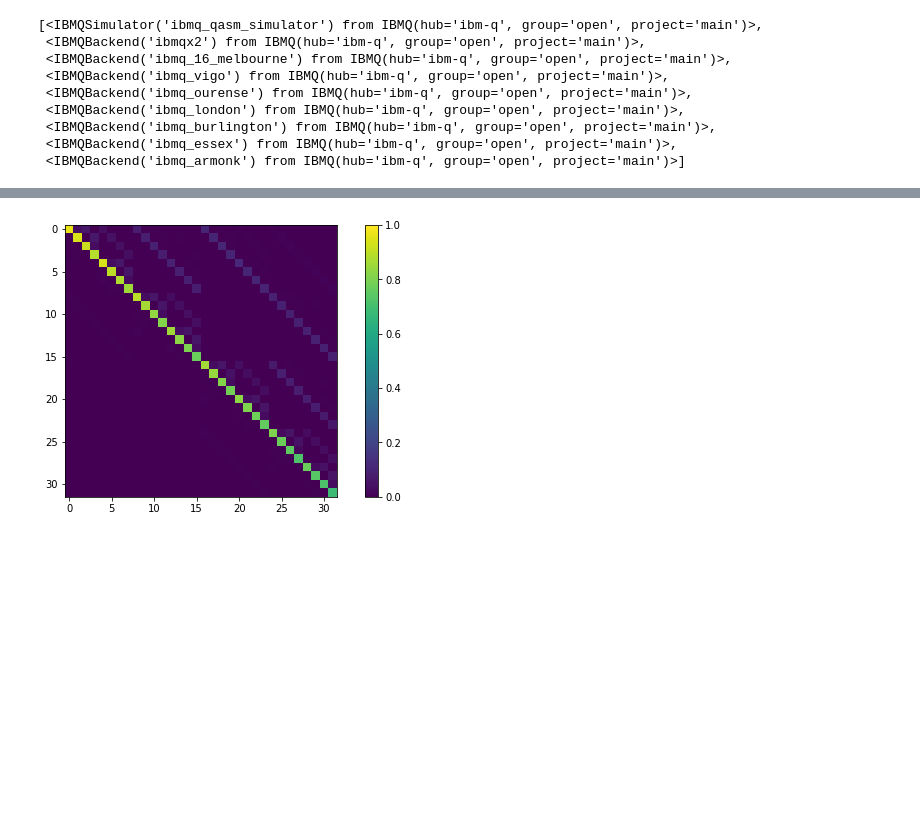
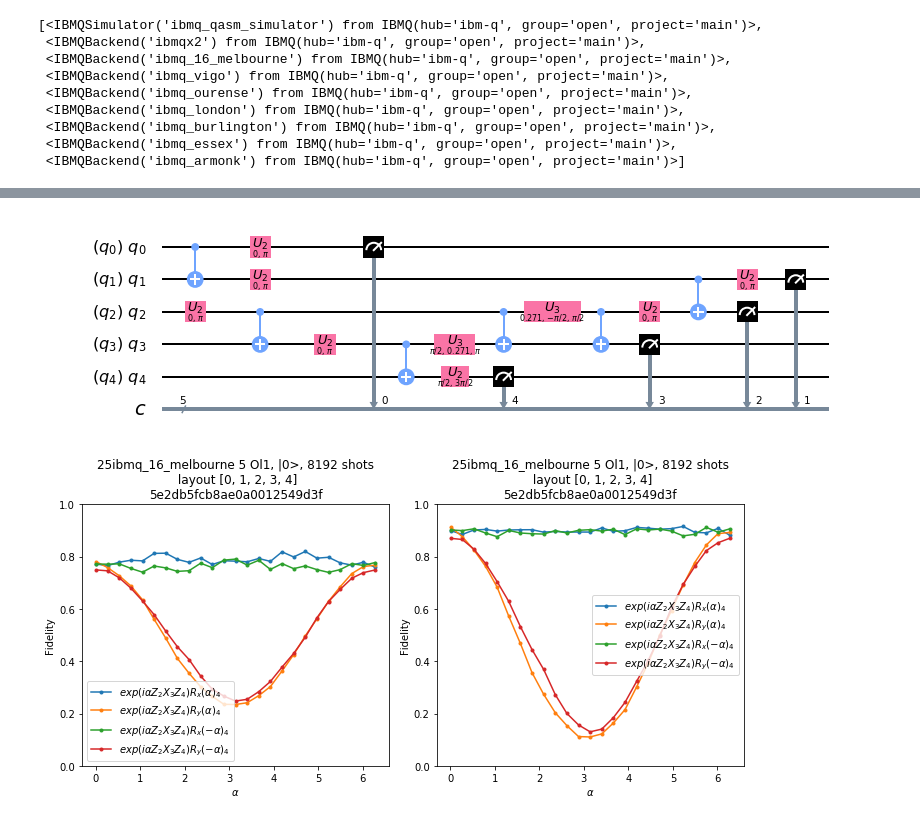
Before and after one commit to rafaelha/mbqc_wire, a Jupyter notebook: spt5_measurement_mitigation.ipynb, the cells around one changed output, grey strips where cells are left out. Drawn from its saved outputs; the diff is of its cells as text; code cells hidden in the pictures; blank space fills up the shorter version.

Commit message:
high quality figures generated

```diff
--- a/spt5_measurement_mitigation.ipynb
+++ b/spt5_measurement_mitigation.ipynb
@@ -69,4 +74,21 @@ provider.backends()
  <IBMQBackend('ibmq_burlington') from IBMQ(hub='ibm-q', group='open', project='main')>,
  <IBMQBackend('ibmq_essex') from IBMQ(hub='ibm-q', group='open', project='main')>,
  <IBMQBackend('ibmq_armonk') from IBMQ(hub='ibm-q', group='open', project='main')>]
+# %%
+# the range of parameters (alpha) to consider
+alphas = np.linspace(0.01,2*np.pi-0.01,25)
+
+# two different sets of data, one for symmetry preserving perturbtions and one for symmetry breaing perturbation
+sets=[0,1,2,3]
+n_sets = len(sets)
+state = ['|0>','|1>','|+>','|->','|y+>','|y->']
+symstring = ["","","",""]
+
+nshots = 8192
+qc='ibmq_16_melbourne'
+#qc='ibmqx2'
+#qc = 'ibmq_qasm_simulator'
+sim_backend = provider.get_backend(qc)
+olevel=1
+initial_layout=[0,1,2,3,4]
 # %%
@@ -240,18 +311,54 @@ result = job_exp.result()
 # %%
-job_monitor(job_calib)
-for j in np.arange(len(job_exp.jobs())):
-    job_monitor(job_exp.jobs()[j])
+%matplotlib inline
+plt.rcParams["figure.figsize"] = (10, 5)
+fn_pickle=next_file("data",file_extension="pickle", replace_last=False)
 
-result = job_exp.results()
-cal_results = job_calib.result()
-replace_last = False
+for initial_state in np.arange(len(state)):
+    submit, psi_in = build_circuits(initial_state)
+    namestring = str(len(alphas)) + qc + " " + str(n_qubits) + f" Ol{olevel}, {state[initial_state]}, {nshots} shots"
+    submit_t = transpile_circuits(submit)
+    job_calib, state_labels, job_exp = run_jobs(submit_t, namestring)
 
-# measurement error mitigation
-meas_fitter = CompleteMeasFitter(cal_results, state_labels, qubit_list=initial_layout, circlabel='mcal')
-plt.imshow(meas_fitter.cal_matrix,vmin=0,vmax=1)
-plt.colorbar()
-print(np.diag(meas_fitter.cal_matrix))
-meas_filter = meas_fitter.filter
+
+
+    job_monitor(job_calib)
+    for j in np.arange(len(job_exp.jobs())):
+        job_monitor(job_exp.jobs()[j])
+
+    result = job_exp.results()
+    cal_results = job_calib.result()
+    replace_last = False
+
+    # measurement error mitigation
+    meas_fitter = CompleteMeasFitter(cal_results, state_labels, qubit_list=initial_layout, circlabel='mcal')
+    #plt.imshow(meas_fitter.cal_matrix,vmin=0,vmax=1)
+    #plt.colorbar()
+    #print(np.diag(meas_fitter.cal_matrix))
+    meas_filter = meas_fitter.filter
+
+    aa, ff, pp = analyze(initial_state, result, psi_in, namestring, replace_last=replace_last)
+
+
+
+    data={"job_result":job_exp.jobs()[0].job_id(),
+          "alphas":aa,
+          "fidelity":ff,
+          "purity":pp,
+          "qc":qc,
+          "initial_state":initial_state,
+          "initial_layout":initial_layout,
+          "n_qubits":n_qubits,
+          "olevel":olevel,
+          "nshots":nshots,
+          "cal_matrix":meas_fitter.cal_matrix,
+          "sets":sets,
+          "states":state,
+          "symstring":symstring
+          #  "result":result,
+        #  "cal_result":cal_results,
+         # "state_labels":state_labels
+         }
+    pickle.dump(data, open(fn_pickle , "ab" ) )
 # %% [output]
 Job Status: job has successfully run
 Job Status: job has successfully run
@@ -267 +380,2 @@ Job Status: job has successfully run
-[figure, old version]
+[figure, new version]
+[figure, added]
```
Also changed, not shown: parts of 12 cells of this notebook.
